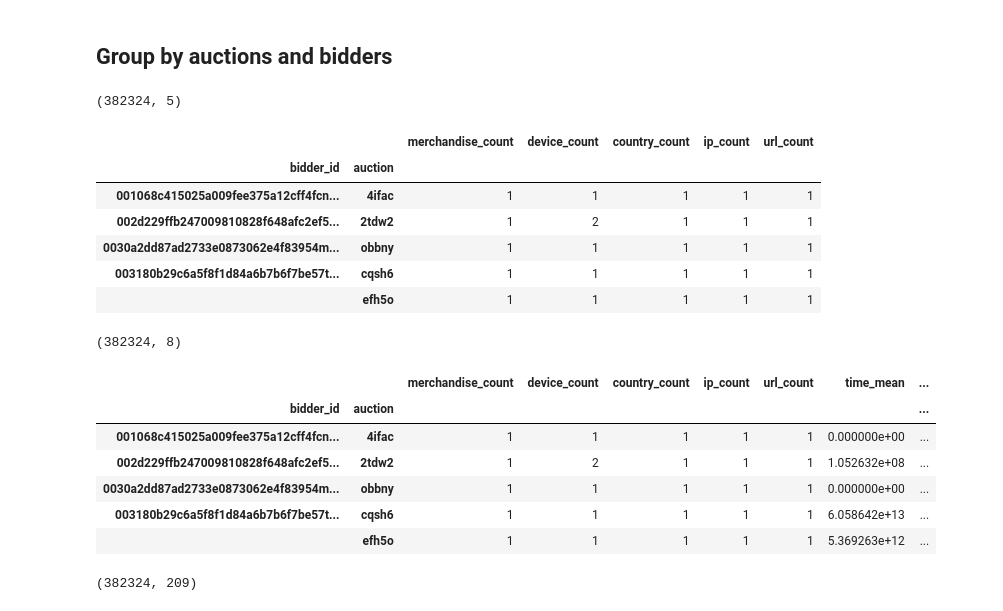
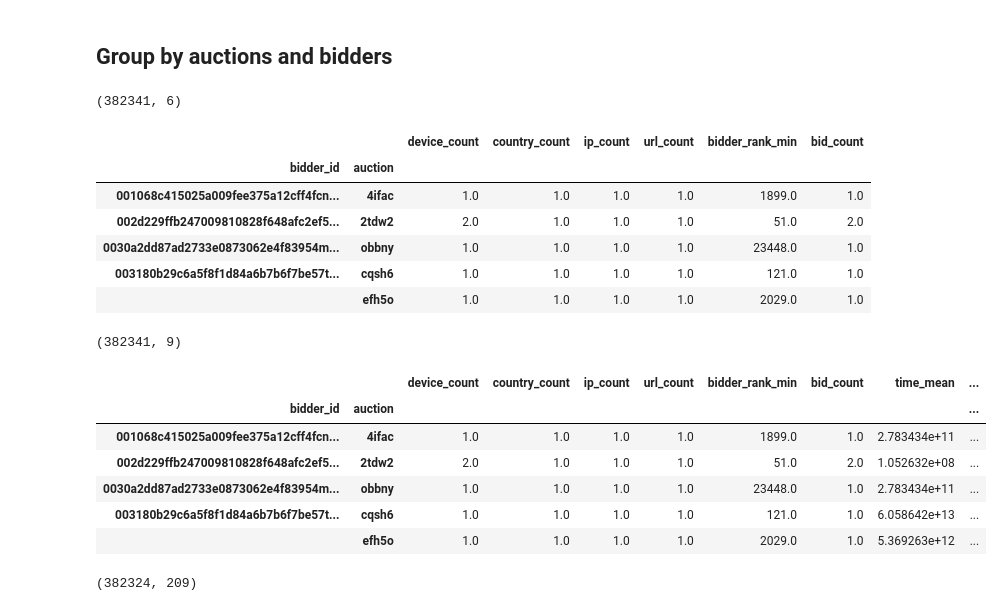
Before and after one commit to Marwan-Takrouri/Human-or-Robot-Facebook-Kaggle, a Jupyter notebook: Preprocessing_the_data.ipynb, the cells around one changed output. Cells and saved outputs as stored; diff of their text form; code cells hidden in the pictures.

```diff
--- a/Preprocessing_the_data.ipynb
+++ b/Preprocessing_the_data.ipynb
@@ -56,6 +48,0 @@ countries = bids_df["country"].value_counts()
-# %%
-replace_countries = list(countries[countries < 1000].index)
-for country in replace_countries:
-    bids_df.country = bids_df.country.replace(country, "Others")
-
-bids_df.country.value_counts()
@@ -95,0 +52,7 @@ Name: country, dtype: int64
+# %%
+# Rank the bidding order
+bids_df["bidding_order"] = bids_df.groupby("auction")["time"].rank(method="min")
+bids_df.sort_values(by=["auction", "time"], inplace=True)
+bids_df = bids_df.reset_index(drop=True)
+print(bids_df.shape)
+bids_df.head()
@@ -109,13 +84,13 @@ Name: country, dtype: int64
 # %%
-# Count number of auctions, merchandise, devices, countries, ips, urls per bidder has
-def count_per_bidder(data):
-    object_cols = ["auction", "merchandise", "device", "country", "ip", "url"]
+# Create a founction to count unique values
+def count_items(data):
     counts = {}
-
     for var in object_cols:
         count_str = var + "_count"
         counts[count_str]  = data[var].nunique()
 
+    counts["bidder_rank_min"] = data["bidding_order"].min() # The fastest bidding rank the bider has
+    counts["bid_count"] = data["bid_id"].count()
     counts = pd.Series(counts)
     return counts
 # %%
@@ -208,40 +176,43 @@ def bidder_auction (data):
 # %%
-bidder_auc = bids_df.groupby(["bidder_id", "auction"]).apply(bidder_auction)
+# Count number of devices, countries, ips, urls per bidder has within one auction
+# object_cols = ["merchandise", "device", "country", "ip", "url"]
+object_cols = ["device", "country", "ip", "url"]
+bidder_auc = bids_df.groupby(["bidder_id", "auction"]).apply(count_items)
 print(bidder_auc.shape)
 bidder_auc.head()
 # %% [output]
-(382324, 5)
+(382341, 6)
-|  |  | merchandise_count | device_count | country_count | ip_count | url_count |
-| bidder_id | auction |  |  |  |  |  |
-| 001068c415025a009fee375a12cff4fcn... | 4ifac | 1 | 1 | 1 | 1 | 1 |
-| 002d229ffb247009810828f648afc2ef5... | 2tdw2 | 1 | 2 | 1 | 1 | 1 |
-| 0030a2dd87ad2733e0873062e4f83954m... | obbny | 1 | 1 | 1 | 1 | 1 |
-| 003180b29c6a5f8f1d84a6b7b6f7be57t... | cqsh6 | 1 | 1 | 1 | 1 | 1 |
-|  | efh5o | 1 | 1 | 1 | 1 | 1 |
+|  |  | device_count | country_count | ip_count | url_count | bidder_rank_min | bid_count |
+| bidder_id | auction |  |  |  |  |  |  |
+| 001068c415025a009fee375a12cff4fcn... | 4ifac | 1.0 | 1.0 | 1.0 | 1.0 | 1899.0 | 1.0 |
+| 002d229ffb247009810828f648afc2ef5... | 2tdw2 | 2.0 | 1.0 | 1.0 | 1.0 | 51.0 | 2.0 |
+| 0030a2dd87ad2733e0873062e4f83954m... | obbny | 1.0 | 1.0 | 1.0 | 1.0 | 23448.0 | 1.0 |
+| 003180b29c6a5f8f1d84a6b7b6f7be57t... | cqsh6 | 1.0 | 1.0 | 1.0 | 1.0 | 121.0 | 1.0 |
+|  | efh5o | 1.0 | 1.0 | 1.0 | 1.0 | 2029.0 | 1.0 |
 # %%
 mean_diff = bids_df.groupby(["bidder_id", "auction"])["timediff"].mean()
-mean_diff = mean_diff.fillna(0) # mean_diff.mean()
+mean_diff = mean_diff.fillna(mean_diff.mean()) # mean_diff.mean()
 bidder_auc["time_mean"] = mean_diff
 
 median_diff = bids_df.groupby(["bidder_id", "auction"])["timediff"].median()
-median_diff = median_diff.fillna(0) # median_diff.mean()
+median_diff = median_diff.fillna(median_diff.mean()) # median_diff.mean()
 bidder_auc["time_median"] = median_diff
 
 std_diff = bids_df.groupby(["bidder_id", "auction"])["timediff"].std()
-std_diff = std_diff.fillna(0) # std_diff.mean()
+std_diff = std_diff.fillna(std_diff.mean()) # std_diff.mean()
 bidder_auc["time_std"] = std_diff
 
 print(bidder_auc.shape)
 bidder_auc.head()
 # %% [output]
-(382324, 8)
+(382341, 9)
-|  |  | merchandise_count | device_count | country_count | ip_count | url_count | time_mean | ... |
-| bidder_id | auction |  |  |  |  |  |  | ... |
-| 001068c415025a009fee375a12cff4fcn... | 4ifac | 1 | 1 | 1 | 1 | 1 | 0.000000e+00 | ... |
-| 002d229ffb247009810828f648afc2ef5... | 2tdw2 | 1 | 2 | 1 | 1 | 1 | 1.052632e+08 | ... |
-| 0030a2dd87ad2733e0873062e4f83954m... | obbny | 1 | 1 | 1 | 1 | 1 | 0.000000e+00 | ... |
-| 003180b29c6a5f8f1d84a6b7b6f7be57t... | cqsh6 | 1 | 1 | 1 | 1 | 1 | 6.058642e+13 | ... |
-|  | efh5o | 1 | 1 | 1 | 1 | 1 | 5.369263e+12 | ... |
+|  |  | device_count | country_count | ip_count | url_count | bidder_rank_min | bid_count | time_mean | ... |
+| bidder_id | auction |  |  |  |  |  |  |  | ... |
+| 001068c415025a009fee375a12cff4fcn... | 4ifac | 1.0 | 1.0 | 1.0 | 1.0 | 1899.0 | 1.0 | 2.783434e+11 | ... |
+| 002d229ffb247009810828f648afc2ef5... | 2tdw2 | 2.0 | 1.0 | 1.0 | 1.0 | 51.0 | 2.0 | 1.052632e+08 | ... |
+| 0030a2dd87ad2733e0873062e4f83954m... | obbny | 1.0 | 1.0 | 1.0 | 1.0 | 23448.0 | 1.0 | 2.783434e+11 | ... |
+| 003180b29c6a5f8f1d84a6b7b6f7be57t... | cqsh6 | 1.0 | 1.0 | 1.0 | 1.0 | 121.0 | 1.0 | 6.058642e+13 | ... |
+|  | efh5o | 1.0 | 1.0 | 1.0 | 1.0 | 2029.0 | 1.0 | 5.369263e+12 | ... |
 # %%
 # Save bidder_auc to csv
 bidder_auc.to_csv("./Resources/bidder_auc.csv", index=False)
```
Also changed, not shown: parts of 48 cells of this notebook, 1 other file.
